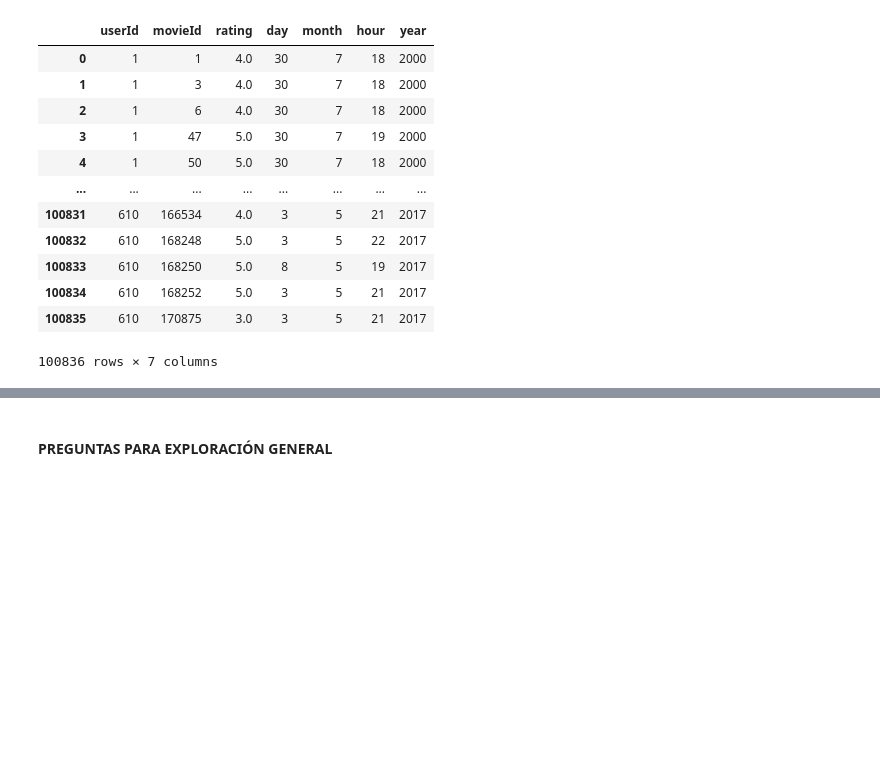
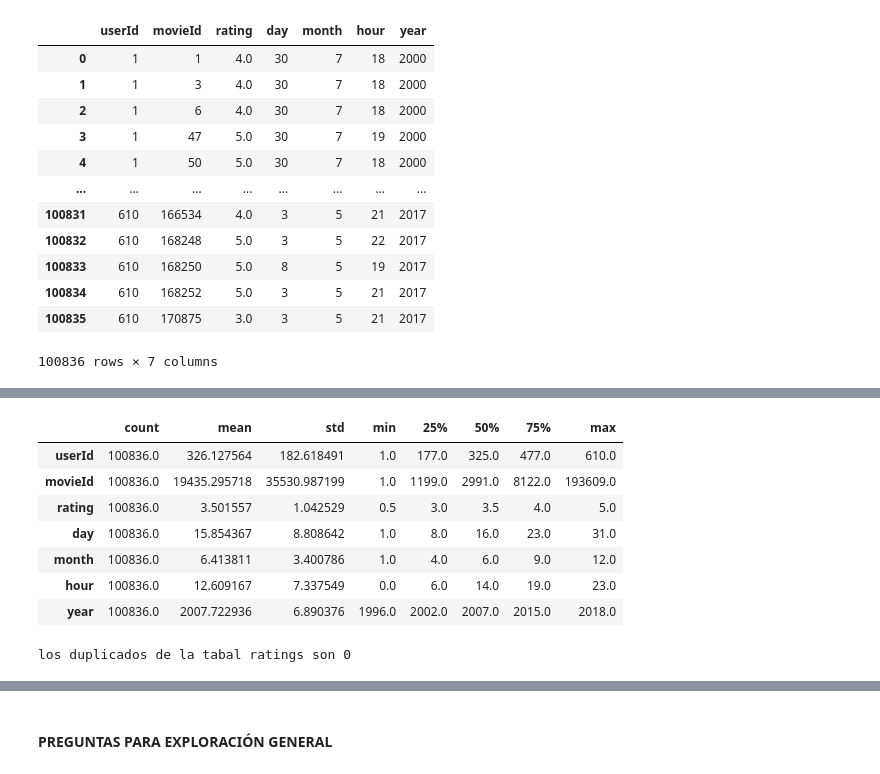
Before and after one commit to JuanCH94/Marketing, a Jupyter notebook: a_exploracion.ipynb, the cells around one changed output, grey strips where cells are left out. Saved outputs shown, nothing was run; the diff lists cells and outputs as text; code cells hidden in the pictures; blank space fills up the shorter version.

```diff
--- a/a_exploracion.ipynb
+++ b/a_exploracion.ipynb
@@ -221,0 +276,16 @@ display(table_ratings)
+# %%
+table_ratings.describe().T
+# %% [output]
+|  | count | mean | std | min | 25% | 50% | 75% | max |
+| userId | 100836.0 | 326.127564 | 182.618491 | 1.0 | 177.0 | 325.0 | 477.0 | 610.0 |
+| movieId | 100836.0 | 19435.295718 | 35530.987199 | 1.0 | 1199.0 | 2991.0 | 8122.0 | 193609.0 |
+| rating | 100836.0 | 3.501557 | 1.042529 | 0.5 | 3.0 | 3.5 | 4.0 | 5.0 |
+| day | 100836.0 | 15.854367 | 8.808642 | 1.0 | 8.0 | 16.0 | 23.0 | 31.0 |
+| month | 100836.0 | 6.413811 | 3.400786 | 1.0 | 4.0 | 6.0 | 9.0 | 12.0 |
+| hour | 100836.0 | 12.609167 | 7.337549 | 0.0 | 6.0 | 14.0 | 19.0 | 23.0 |
+| year | 100836.0 | 2007.722936 | 6.890376 | 1996.0 | 2002.0 | 2007.0 | 2015.0 | 2018.0 |
+# %%
+table_ratings.duplicated().sum()
+print(f"los duplicados de la tabal ratings son {table_ratings.duplicated().sum()}")
+# %% [output]
+los duplicados de la tabal ratings son 0
```
Also changed, not shown: parts of 7 cells of this notebook.
